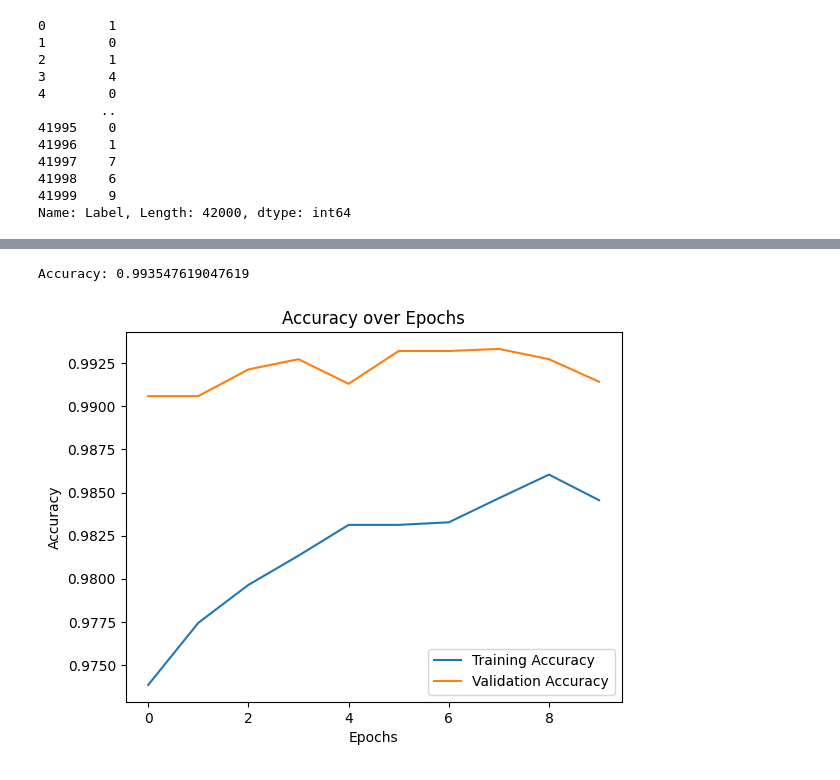
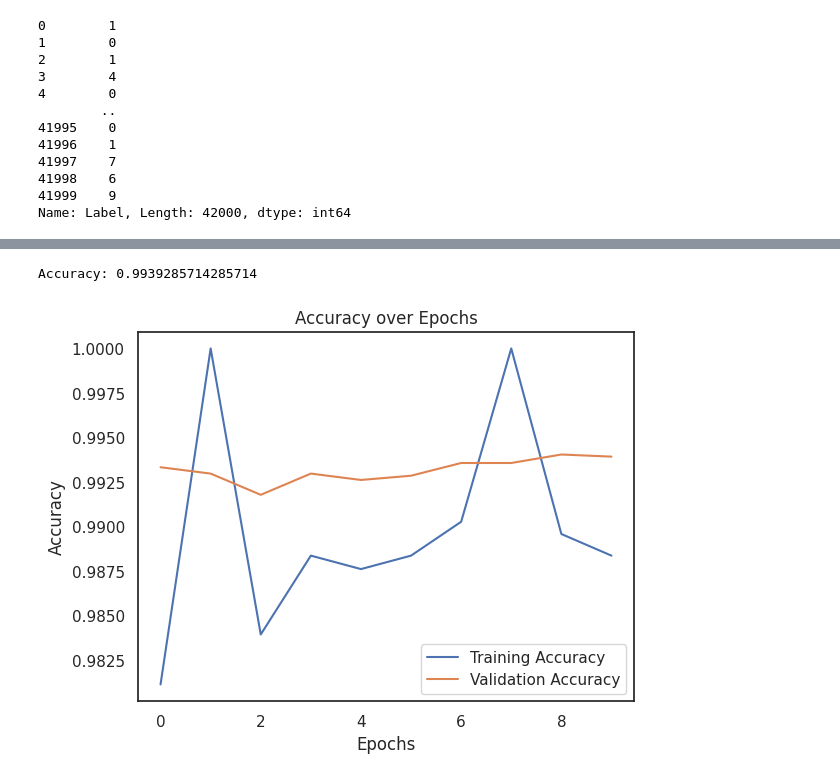
Before and after one commit to ApoorvPatidar/DigitRecognition, a Jupyter notebook: Digit-Recognizer.ipynb, the cells around one changed output, grey strips where cells are left out. Saved outputs shown, nothing was run; the diff lists cells and outputs as text; code cells hidden in the pictures.

Commit message:
updated the plots

```diff
--- a/Digit-Recognizer.ipynb
+++ b/Digit-Recognizer.ipynb
@@ -107,24 +116,25 @@ g = plt.imshow(x_train[0][:,:,0])
 3. (5,5)	Captures larger patterns, often used in initial layers.
 4. (7,7)	Used in early layers of networks like AlexNet, good for very large images.
 # %%
-from keras.optimizers import Adam
-layer = Sequential()
+from tensorflow.keras.optimizers import Adam
 
-layer.add(Conv2D(filters=32, kernel_size=(5, 5), padding='Same', activation='relu', input_shape=(28, 28, 1)))
-layer.add(Conv2D(filters=32, kernel_size=(5, 5), padding='Same', activation='relu'))
-layer.add(MaxPool2D(pool_size=(2, 2)))
-layer.add(Dropout(0.25))
+model = Sequential()
 
-layer.add(Conv2D(filters=64, kernel_size=(3, 3), padding='Same', activation='relu'))
-layer.add(Conv2D(filters=64, kernel_size=(3, 3), padding='Same', activation='relu'))
-layer.add(MaxPool2D(pool_size=(2, 2), strides=(2, 2)))
-layer.add(Dropout(0.25))
+model.add(Conv2D(filters = 32, kernel_size = (5,5),padding = 'Same', activation ='relu', input_shape = (28,28,1)))
+model.add(Conv2D(filters = 32, kernel_size = (5,5),padding = 'Same', activation ='relu'))
+model.add(Conv2D(filters = 32, kernel_size = (5,5),padding = 'Same', activation ='relu'))
+model.add(MaxPool2D(pool_size=(2,2)))
+model.add(Dropout(0.25))
 
-layer.add(Flatten())
-layer.add(Dense(256, activation='relu'))
-layer.add(Dropout(0.5))
-layer.add(Dense(10, activation='softmax'))
 
-optimizer = Adam(learning_rate=0.001)
+model.add(Conv2D(filters = 64, kernel_size = (3,3),padding = 'Same', activation ='relu'))
+model.add(Conv2D(filters = 64, kernel_size = (3,3),padding = 'Same', activation ='relu'))
+model.add(Conv2D(filters = 64, kernel_size = (3,3),padding = 'Same', activation ='relu'))
+model.add(MaxPool2D(pool_size=(2,2), strides=(2,2)))
+model.add(Dropout(0.25))
 
-layer.compile(optimizer=optimizer, loss='categorical_crossentropy', metrics=['accuracy'])
+
+model.add(Flatten())
+model.add(Dense(256, activation = "relu"))
+model.add(Dropout(0.5))
+model.add(Dense(10, activation = "softmax"))
@@ -131,7 +143,12 @@ layer.compile(optimizer=optimizer, loss='categorical_crossentropy', metrics=['ac
+# %%
+model.compile(optimizer = Adam(learning_rate=0.001), loss = "categorical_crossentropy", metrics=["accuracy"])
 # %% [markdown]
 ReduceLROnPlateau is used to reduce the learning rate when there is no improve in the val_acc
 # %%
 learning_rate_reduction = ReduceLROnPlateau(monitor='val_accuracy', patience=3, verbose=1, factor=0.5)
+# %%
+epoch = 10
+batch_size = 86
 # %%
 datagen = ImageDataGenerator(
         featurewise_center=False,  # set input mean to 0 over the dataset
@@ -148,6 +165,6 @@ datagen = ImageDataGenerator(
 
 datagen.fit(x_train)
 # %%
-model = layer.fit(datagen.flow(x_train, y_train, batch_size=64), epochs=10, validation_data=(x_test, y_test), verbose=1, steps_per_epoch=None, callbacks=[learning_rate_reduction])
+history = model.fit(datagen.flow(x_train, y_train, batch_size=batch_size), epochs=epoch, validation_data=(x_test, y_test), verbose=1, steps_per_epoch=len(x_train) // batch_size, callbacks=[learning_rate_reduction])
 # %% [output]
 Epoch 1/10
@@ -203,17 +302,20 @@ Number of predictions: 42000
 from sklearn.metrics import accuracy_score
 
 
-accuracy = accuracy_score(test_target, predicted_classes)
+# Convert one-hot encoded y_test to label encoded
+y_test_labels = np.argmax(y_test, axis=1)
+
+accuracy = accuracy_score(y_test_labels, predicted_classes)
 print(f"Accuracy: {accuracy}")
 # %% [output]
-Accuracy: 0.993547619047619
+Accuracy: 0.9939285714285714
 # %%
-plt.plot(model.history['accuracy'], label='Training Accuracy')
-plt.plot(model.history['val_accuracy'], label='Validation Accuracy')
+plt.plot(history.history['accuracy'], label='Training Accuracy')
+plt.plot(history.history['val_accuracy'], label='Validation Accuracy')
 plt.xlabel('Epochs')
 plt.ylabel('Accuracy')
 plt.legend()
 plt.title('Accuracy over Epochs')
 plt.show()
 # %% [output]
-[figure, old version]
+[figure, new version]
```
Also changed, not shown: parts of 13 cells of this notebook.
